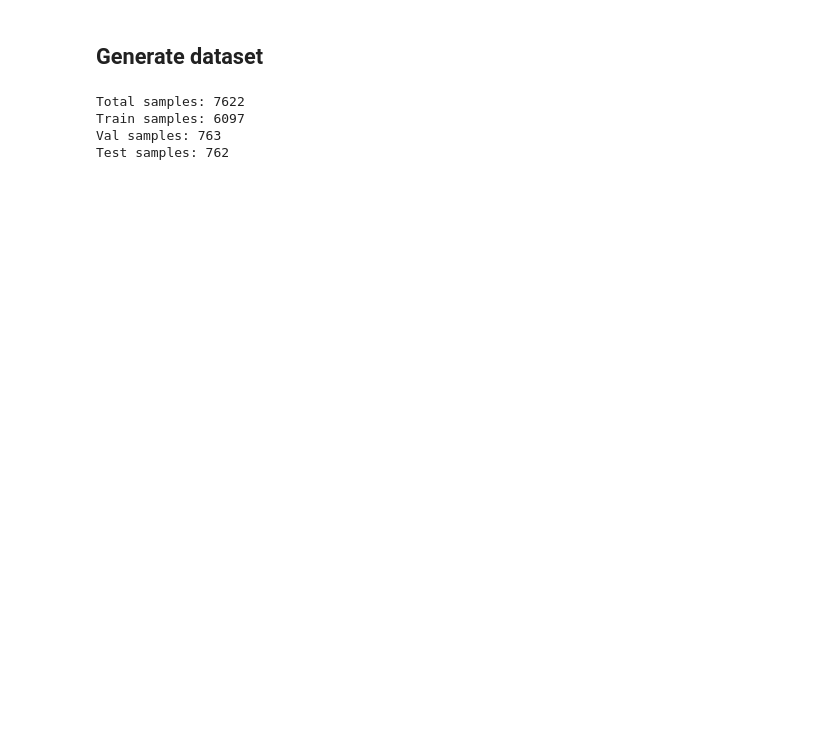
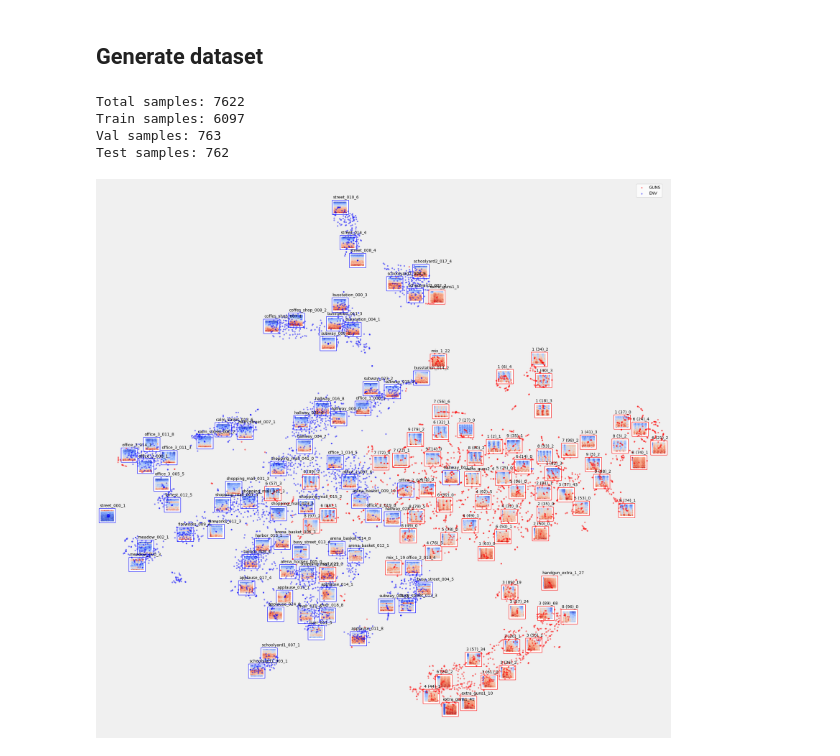
Before and after one commit to claesrolen/PAIHT24D_proj, a Jupyter notebook: train_fcn.ipynb, the cells around one changed output. Drawn from its saved outputs; the diff is of its cells as text; code cells hidden in the pictures; blank space fills up the shorter version.

```diff
--- a/train_fcn.ipynb
+++ b/train_fcn.ipynb
@@ -207,6 +220,65 @@ Total samples: 7622
 Train samples: 6097
 Val samples: 763
 Test samples: 762
+# %%
+# Make a tSNE embedding to 2D and visualize
+from sklearn.manifold import TSNE
+from matplotlib import offsetbox
+
+N = 6000
+show_features = True
+# show_features = False
+
+# tSNE
+tsne = TSNE(n_components=2, init="pca", random_state=0, perplexity=30, max_iter=2000)
+y_tsne = np.argmax(y[:N], axis=1)
+x_tsne = tsne.fit_transform(X[:N].reshape(N, -1))
+
+grp_colors = ["red", "blue"]
+
+fig, ax = plt.subplots(1, figsize=(7, 7),facecolor='#f0f0f0')
+ax.scatter(
+    x_tsne[y_tsne == 0, 0],
+    x_tsne[y_tsne == 0, 1],
+    s=8,
+    c=grp_colors[0],
+    alpha=0.4,
+    label="GUNS",
+)
+ax.scatter(
+    x_tsne[y_tsne == 1, 0],
+    x_tsne[y_tsne == 1, 1],
+    s=8,
+    c=grp_colors[1],
+    alpha=0.4,
+    label="ENV",
+)
+
+
+if show_features:
+    fig.set_figwidth(25)
+    fig.set_figheight(25)
+    shown_images = np.array([[1.0, 1.0]])
+
+    for i in range(750):
+        dist = np.sum((x_tsne[i] - shown_images) ** 2, 1)
+        if np.min(dist) < 50:
+            # don't show images that are too close
+            continue
+        shown_images = np.concatenate([shown_images, [x_tsne[i]]], axis=0)
+        imagebox = offsetbox.AnnotationBbox(
+            offsetbox.OffsetImage(X[i], cmap="coolwarm", origin="lower"),
+            x_tsne[i],
+            bboxprops=dict(ec=grp_colors[y_tsne[i]]),
+        )
+        imagebox.set(zorder=0)
+        ax.add_artist(imagebox)
+        ax.annotate(grp[i], x_tsne[i], xytext=(-25, 30), textcoords="offset pixels")
+plt.legend()
+plt.axis("off")
+plt.show()
+# %% [output]
+[figure, added]
 # %%
 # Augment training data
 X_aug, y_aug = augment_mel(X_train, y_train)
```
Also changed, not shown: parts of 10 cells of this notebook, 7 other files.
